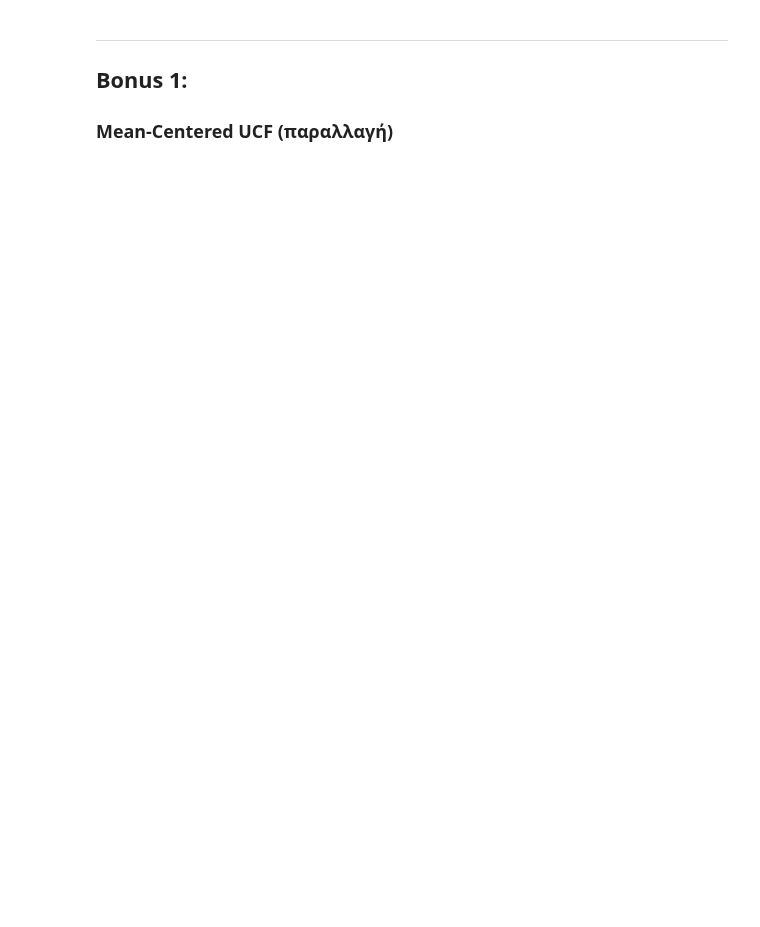
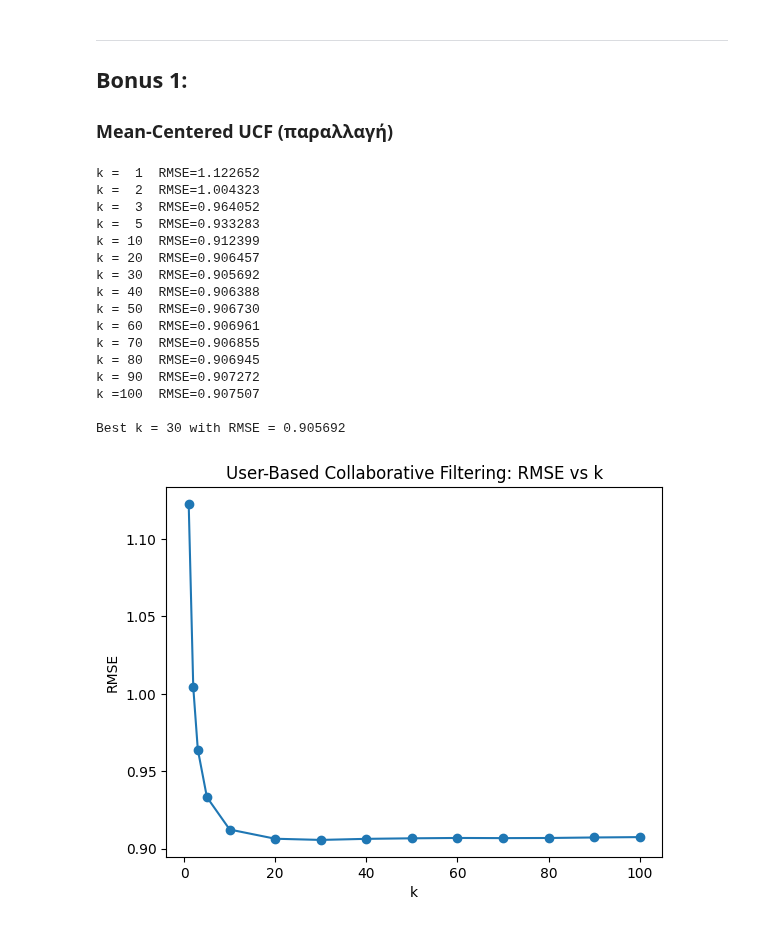
Before and after one commit to BillPapakyriakou/DataMining-Notebooks, a Jupyter notebook: assignment_2.ipynb, the cells around one changed output. Drawn from its saved outputs; the diff is of its cells as text; code cells hidden in the pictures; blank space fills up the shorter version.

```diff
--- a/assignment_2.ipynb
+++ b/assignment_2.ipynb
@@ -890,0 +928,57 @@ Avg ratings per movie: 10.32629646626893
+# %%
+k_values = [1, 2, 3, 5, 10, 20, 30, 40, 50, 60, 70, 80, 90, 100]
+
+# λίστα με τα errors
+rmse_list = []
+
+R_csc = R.tocsc()  # μετατρέψαμε τον csr πίνακα σε csc
+# πρό-υπολογίζουμε τις L2 νόρμες (.A1 μετατρέπει σε 1D πίνακα)
+# χρησιμοποιούνται στην similar_users()
+USER_NORMS = np.sqrt(R.power(2).sum(axis=1)).A1
+
+
+for k in k_values:
+    # για κάθε ζεύγος u, m: πρόβλεψη ucf και αποθήκευση σε numpy array
+    predictions = np.array([ucf_mean_centered(R, u, m, k) for u, m in zip(u_test, m_test)], dtype=float)
+
+    # clip τα ratings που είναι <0 και >5
+    predictions = np.clip(predictions, 0, 5)
+
+    # υπολογισμός rmse
+    rmse = np.sqrt(mean_squared_error(r_test, predictions))
+    rmse_list.append(rmse)
+
+    print(f"k ={k:3d}  RMSE={rmse:.6f}")
+
+# για να βρούμε το καλύτερο k και το καλύτερο error
+best_idx = int(np.argmin(rmse_list))
+best_k = k_values[best_idx]
+best_rmse = rmse_list[best_idx]
+
+print(f"\nBest k = {best_k} with RMSE = {best_rmse:.6f}")
+
+# plots
+plt.figure()
+plt.plot(k_values, rmse_list, marker="o")
+plt.xlabel("k")
+plt.ylabel("RMSE")
+plt.title("User-Based Collaborative Filtering: RMSE vs k")
+plt.show()
+# %% [output]
+k =  1  RMSE=1.122652
+k =  2  RMSE=1.004323
+k =  3  RMSE=0.964052
+k =  5  RMSE=0.933283
+k = 10  RMSE=0.912399
+k = 20  RMSE=0.906457
+k = 30  RMSE=0.905692
+k = 40  RMSE=0.906388
+k = 50  RMSE=0.906730
+k = 60  RMSE=0.906961
+k = 70  RMSE=0.906855
+k = 80  RMSE=0.906945
+k = 90  RMSE=0.907272
+k =100  RMSE=0.907507
+
+Best k = 30 with RMSE = 0.905692
+[figure, added]
```
Also changed, not shown: parts of 6 cells of this notebook.
